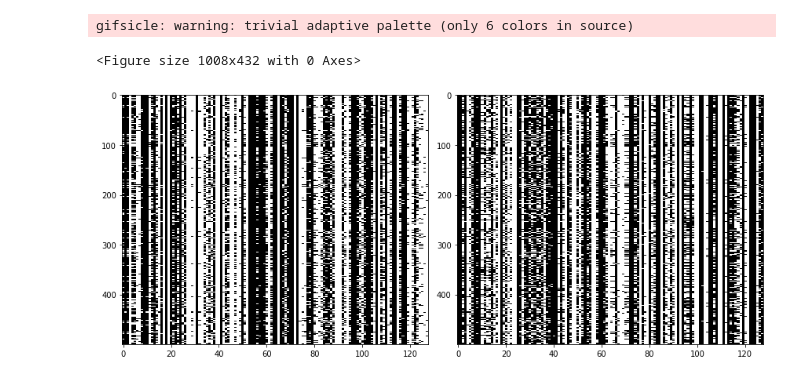
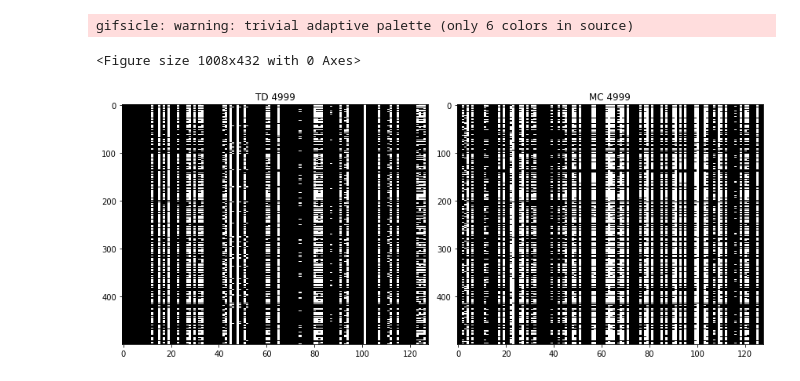
Before and after one commit to wechu/TDRepresentationLearning, a Jupyter notebook: analyze_test.ipynb, the cells around one changed output. Cells and saved outputs as stored; diff of their text form; code cells hidden in the pictures.

```diff
--- a/analyze_test.ipynb
+++ b/analyze_test.ipynb
@@ -476,25 +476,29 @@ pygifsicle.optimize(f"activations_{setting}.gif", f"activations_{setting}.gif")
 # %% [output]
 gifsicle: warning: trivial adaptive palette (only 6 colors in source)
 # %%
+## Plot of all active features for test states
 
+chkpt_idx=4999
 td_agent = Agents.OfflinePolicyEvalTDAgent(**cfg.config_dict)
 td_agent.load_model(td_model_path.format(chkpt_idx=chkpt_idx))
 td_features = td_agent.get_features(test_states, add_bias=False)
 
 mc_agent = Agents.OfflinePolicyEvalMCAgent(**cfg.config_dict)
 mc_agent.load_model(mc_model_path.format(chkpt_idx=chkpt_idx))
 mc_features = mc_agent.get_features(test_states, add_bias=False)
 
 
 fig = plt.figure(figsize=(14,6))
 f, axes = plt.subplots(1, 2, figsize=(12,5))
 
 axes[0].imshow(td_features > 0, aspect='auto', cmap=plt.cm.gray, interpolation='nearest')
 axes[1].imshow(mc_features > 0, aspect='auto', cmap=plt.cm.gray, interpolation='nearest')
+axes[0].set_title(f"TD {chkpt_idx}")
 
+axes[1].set_title(f"MC {chkpt_idx}")
 
 
 f.tight_layout()
 # %% [output]
 <Figure size 1008x432 with 0 Axes>
-[figure, old version]
+[figure, new version]
```
Also changed, not shown: parts of 5 cells of this notebook.
